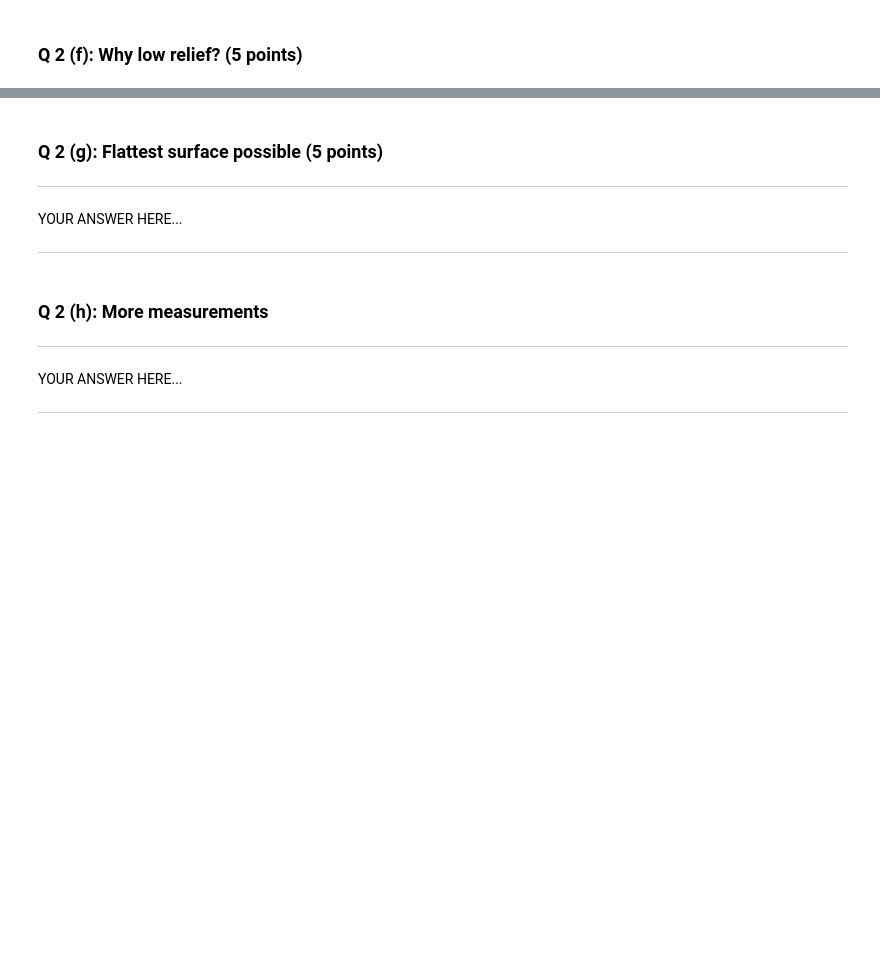
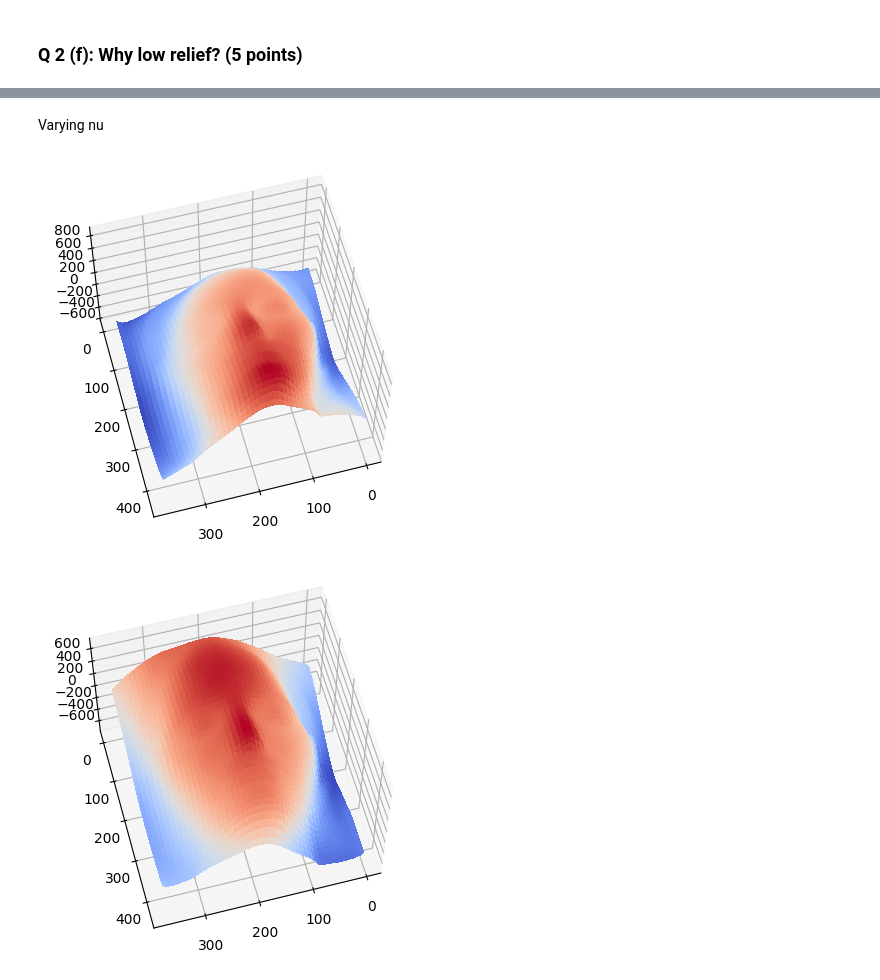
Before and after one commit to raynahata/16-720, a Jupyter notebook: hw6/HW6_Public.ipynb, the cells around one changed output, grey strips where cells are left out. Drawn from its saved outputs; the diff is of its cells as text; code cells hidden in the pictures; blank space fills up the shorter version.

```diff
--- a/hw6/HW6_Public.ipynb
+++ b/hw6/HW6_Public.ipynb
@@ -739,16 +802,12 @@ display(Javascript('''google.colab.output.setIframeHeight(0, true, {maxHeight: 5
-# %% [markdown]
-### Q 2 (g): Flattest surface possible (5 points)
-
----
-
-YOUR ANSWER HERE...
-
----
-# %% [markdown]
-### Q 2 (h): More measurements
-
----
-
-YOUR ANSWER HERE...
-
----
+# %% [markdown]
+Varying nu
+# %%
+I, L, s = loadData(data_dir)
+B, LEst = estimatePseudonormalsUncalibrated(I)
+albedos, normals = estimateAlbedosNormals(B)
+normals=enforceIntegrability(normals, s, sig = 3)
+plotBasRelief(normals,1,-10,1)
+plotBasRelief(normals,1,10,1) #vary nu
+# %% [output]
+[figure, added]
+[figure, added]
```
Also changed, not shown: parts of 17 cells of this notebook.
